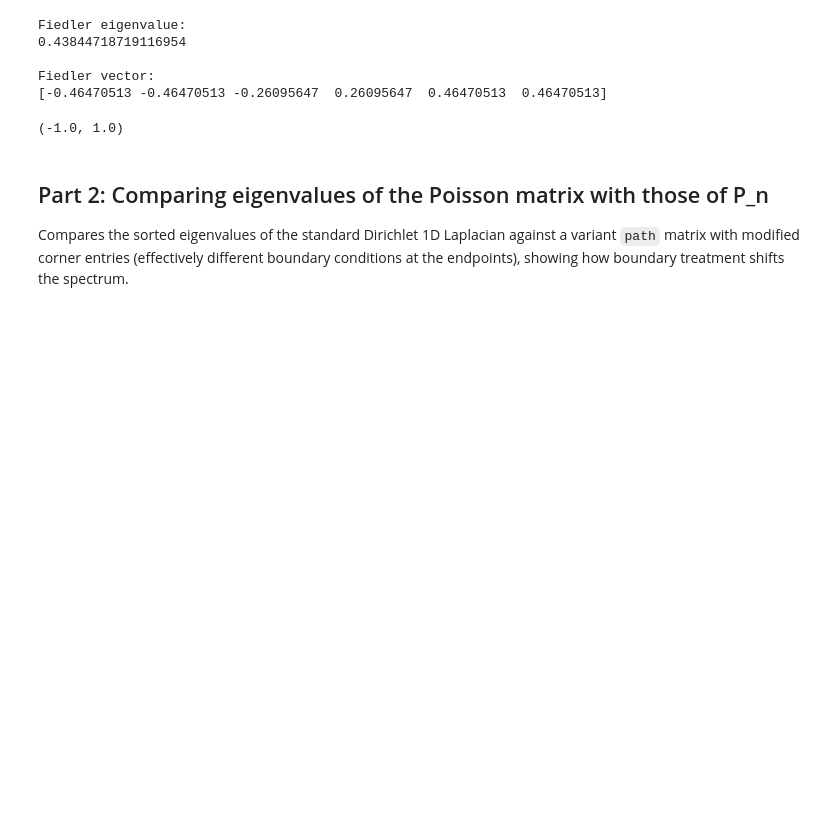
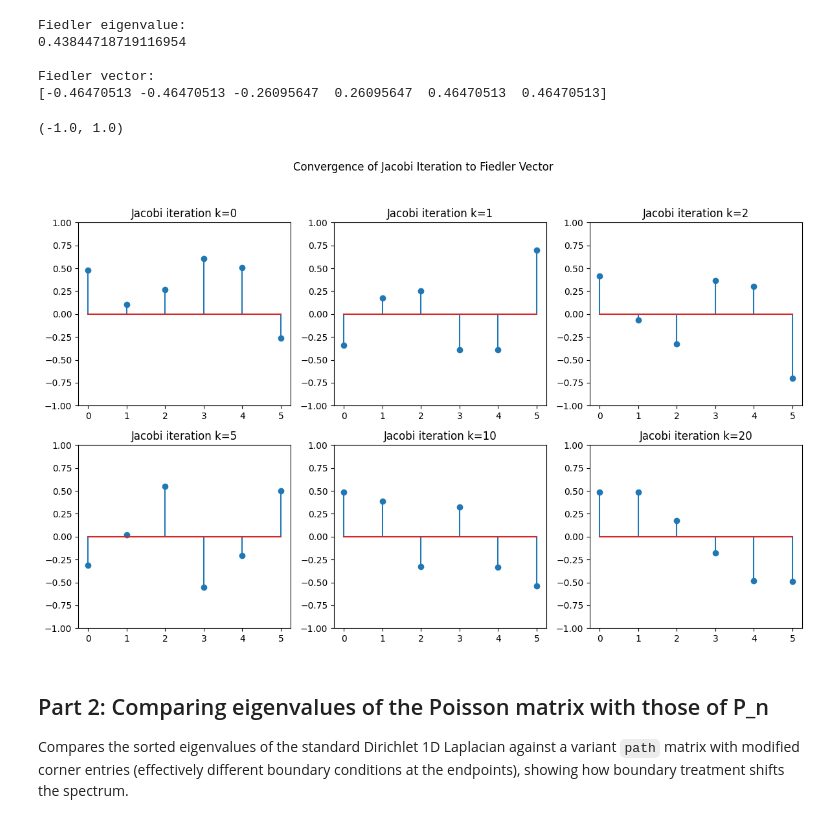
Before and after one commit to vicdolean/scicomp_examples, a Jupyter notebook: week3/script_week3_2.ipynb, the cells around one changed output. Cells and saved outputs as stored; diff of their text form; code cells hidden in the pictures; blank space fills up the shorter version.

```diff
--- a/week3/script_week3_2.ipynb
+++ b/week3/script_week3_2.ipynb
@@ -61,21 +61,17 @@ for k in range(numit):
 # %%
 # Compare with Fiedler vector
 plt.figure(figsize=(12, 8))
 plot_iters = [0, 1, 2, 5, 10, 20]
 for i, k in enumerate(plot_iters):
     plt.subplot(2, 3, i + 1)
     plt.stem(X[:, k])
     plt.title(f'Jacobi iteration k={k}')
     plt.ylim([-1, 1])
 plt.suptitle('Convergence of Jacobi Iteration to Fiedler Vector')
 plt.tight_layout(rect=[0, 0.03, 1, 0.95])
-
-plt.figure()
-plt.stem(fiedler)
-plt.title('Fiedler vector')
-plt.ylim([-1, 1])
 # %% [output]
 (-1.0, 1.0)
+[figure, added]
 # %% [markdown]
 ## Part 2: Comparing eigenvalues of the Poisson matrix with those of P_n
 Compares the sorted eigenvalues of the standard Dirichlet 1D Laplacian against a variant `path` matrix with modified corner entries (effectively different boundary conditions at the endpoints), showing how boundary treatment shifts the spectrum.
```
Also changed, not shown: parts of 1 cell of this notebook, 4 other files.
